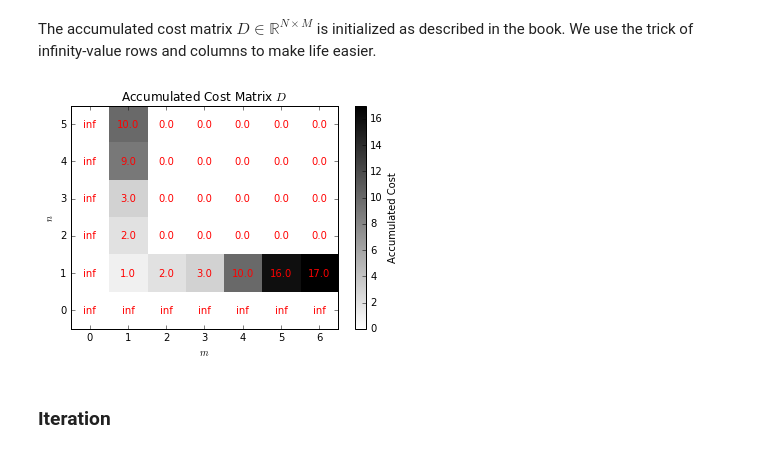
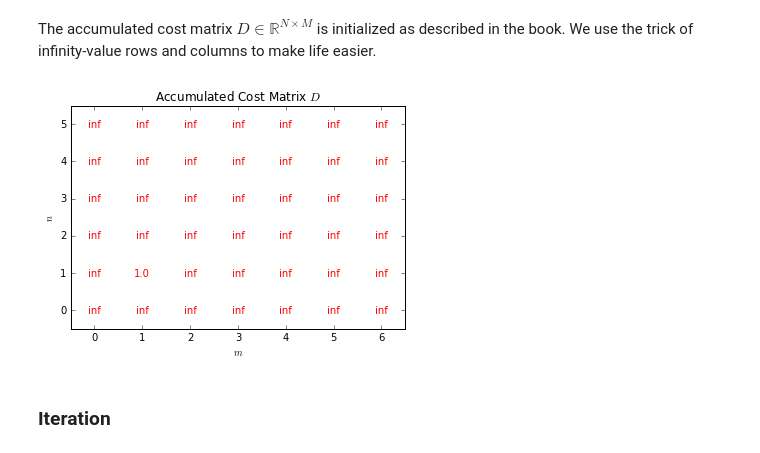
Before and after one commit to stefan-balke/mpa-exc, a Jupyter notebook: dtw.ipynb, the cells around one changed output. Cells and saved outputs as stored; diff of their text form; code cells hidden in the pictures.

```diff
--- a/dtw.ipynb
+++ b/dtw.ipynb
@@ -66,33 +66,27 @@ We use the trick of infinity-value rows and columns to make life easier.
 # %%
 max_0 = step_sizes_sigma.max(axis=0).max()
 max_1 = step_sizes_sigma.max(axis=1).max()
 
-D = np.zeros(C.shape + np.array([max_0, max_1]))
+# initalize whole matrix with infinity values
+D = np.ones(C.shape + np.array([max_0, max_1])) * np.inf
 
-# Initialize extra rows and columns with inifinity cost
-D[:max_0, :] = np.inf
-D[:, :max_1] = np.inf
-
-# Initialize starting points with cumulated sum of C
-D[max_0, max_1:] = np.cumsum(C[0, :])
-D[max_0:, max_1] = np.cumsum(C[:, 0])
+# set starting point to C[0, 0]
+D[max_0, max_1] = C[0, 0]
 
 plt.imshow(D, cmap=plt.get_cmap('gray_r'),
            origin='lower', interpolation='nearest', aspect='auto')
 plt.ylabel('$n$')
 plt.xlabel('$m$')
-cbar = plt.colorbar()
-cbar.ax.set_ylabel('Accumulated Cost')
 plt.title('Accumulated Cost Matrix $D$')
 
 # add numbers to the plot
 for x in xrange(D.shape[0]):
     for y in xrange(D.shape[1]):
         plt.annotate(str(D[x][y]), xy=(y, x),
                      horizontalalignment='center',
                      verticalalignment='center', color='red')
 # %% [output]
-[figure, old version]
+[figure, new version]
 # %% [markdown]
 ### Iteration
 # %% [markdown]
```
Also changed, not shown: parts of 2 cells of this notebook.
